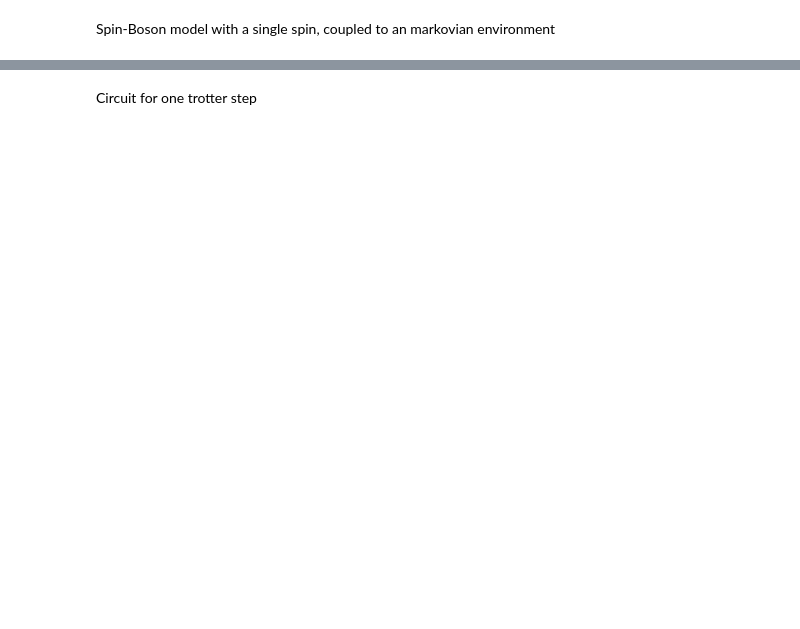
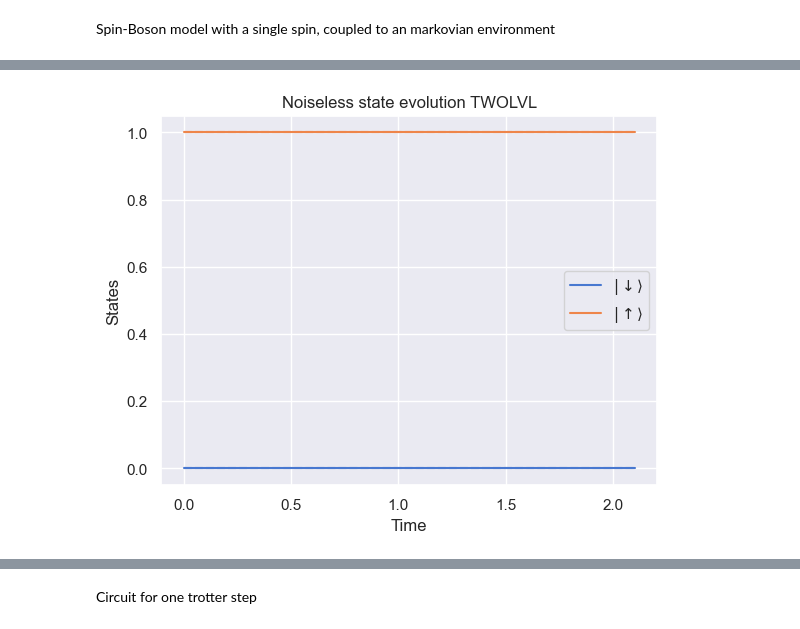
Before and after one commit to BurgerAndreas/q-spin-boson, a Jupyter notebook: q-spin-boson/plots_paper.ipynb, the cells around one changed output, grey strips where cells are left out. Saved outputs shown, nothing was run; the diff lists cells and outputs as text; code cells hidden in the pictures; blank space fills up the shorter version.

```diff
--- a/q-spin-boson/plots_paper.ipynb
+++ b/q-spin-boson/plots_paper.ipynb
@@ -40,0 +104,6 @@ FileNotFoundError: [Errno 2] No such file or directory: 'q-spin-boson/settings/p
+# %%
+sim = TwoLvlSimulation(gamma=1., noise=0.01, env=Env.NOENV)
+fig = plotting.plot_states(sim, exact=True)
+plt.show()
+# %% [output]
+[figure, added]
```
Also changed, not shown: parts of 18 cells of this notebook, 14 other files.
